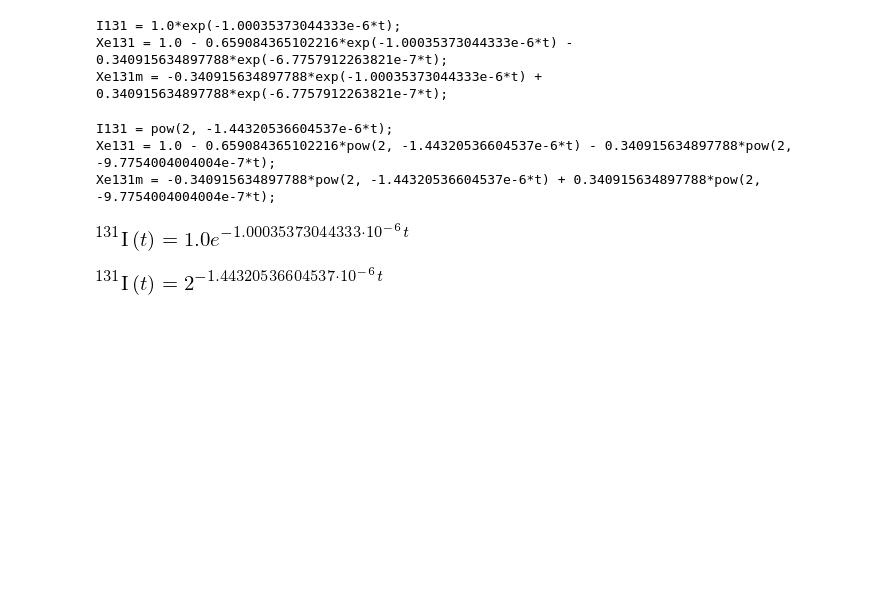
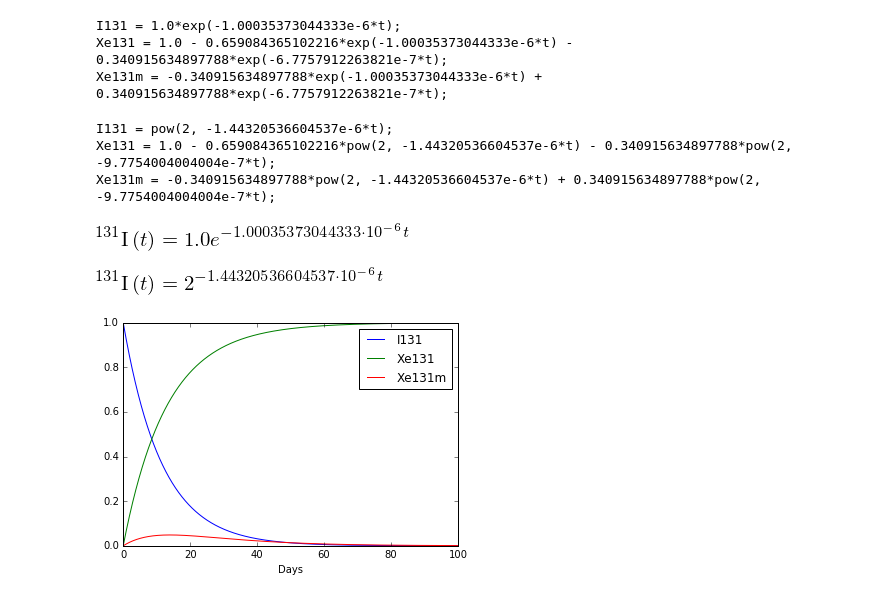
Before and after one commit to asmeurer/SciPy-2016-Talk, a Jupyter notebook: Iodine 131.ipynb, the cells around one changed output. Saved outputs shown, nothing was run; the diff lists cells and outputs as text; code cells hidden in the pictures; blank space fills up the shorter version.

```diff
--- a/Iodine 131.ipynb
+++ b/Iodine 131.ipynb
@@ -80,0 +86,14 @@ optimize(nsols[0])
+# %%
+end = int(100*days/seconds)
+times = np.linspace(0, end, 10000)
+f = ufuncify(t, [sol.rhs for sol in nsols])
+plt.ylim((0, 1))
+locs, lables = plt.xticks()
+plt.xticks(np.linspace(0, end, len(locs)),
+           [str(int(i)) for i in np.linspace(0, 100, len(locs))])
+plt.xlabel("Days")
+y = np.asarray(f(times)).T
+plt.plot(times, y);
+plt.legend([var_names[sol.lhs.func] for sol in nsols]);
+# %% [output]
+[figure, added]
```
Also changed, not shown: parts of 3 cells of this notebook, 1 other file.
